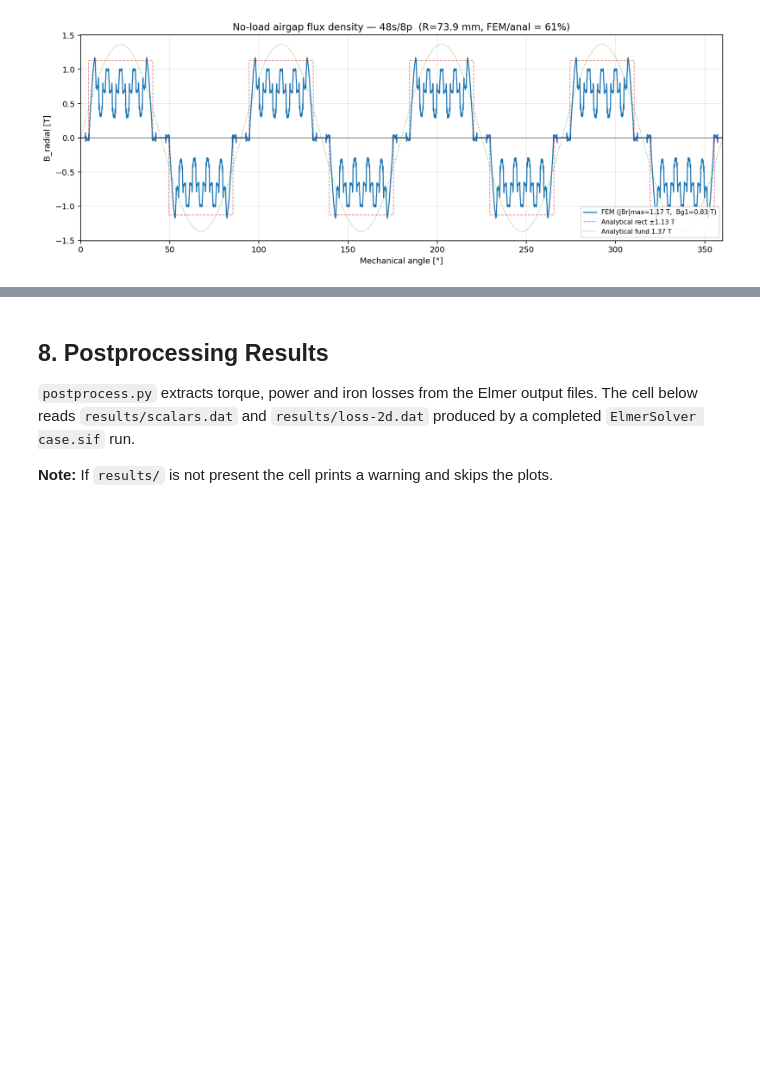
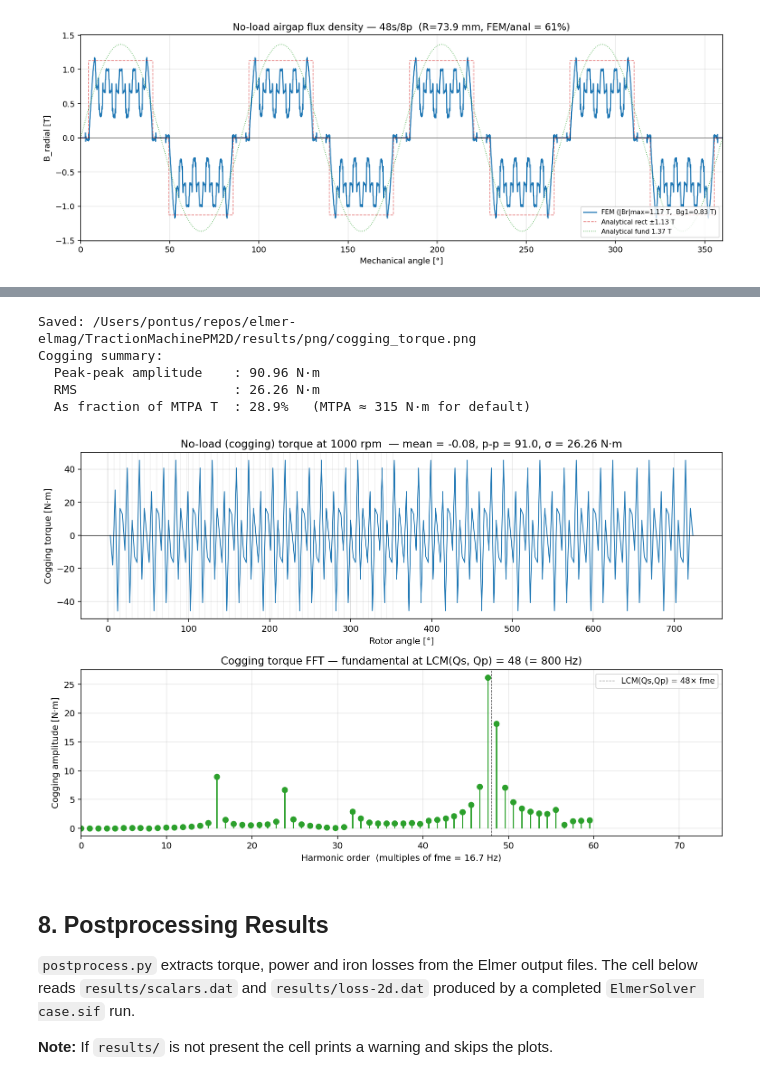
Before and after one commit to pfyhr/TractionMachinePM2D, a Jupyter notebook: example.ipynb, the cells around one changed output, grey strips where cells are left out. Cells and saved outputs as stored; diff of their text form; code cells hidden in the pictures; blank space fills up the shorter version.

```diff
--- a/example.ipynb
+++ b/example.ipynb
@@ -1419,3 +1432,20 @@ Saved: results/png/airgap_Bg_compare.png
+# %%
+import subprocess, sys
+from IPython.display import Image, display
+proc = subprocess.run([sys.executable, 'plot_cogging.py'],
+                      capture_output=True, text=True)
+print(proc.stdout)
+if proc.returncode == 0:
+    display(Image('results/png/cogging_torque.png'))
+else:
+    print('STDERR:', proc.stderr[-800:])
+# %% [output]
+Saved: /Users/pontus/repos/elmer-elmag/TractionMachinePM2D/results/png/cogging_torque.png
+Cogging summary:
+  Peak-peak amplitude    : 90.96 N·m
+  RMS                    : 26.26 N·m
+  As fraction of MTPA T  : 28.9%   (MTPA ≈ 315 N·m for default)
+[figure, added]
 # %% [markdown]
 ## 8. Postprocessing Results
 
```
Also changed, not shown: parts of 7 cells of this notebook, 2 other files.
